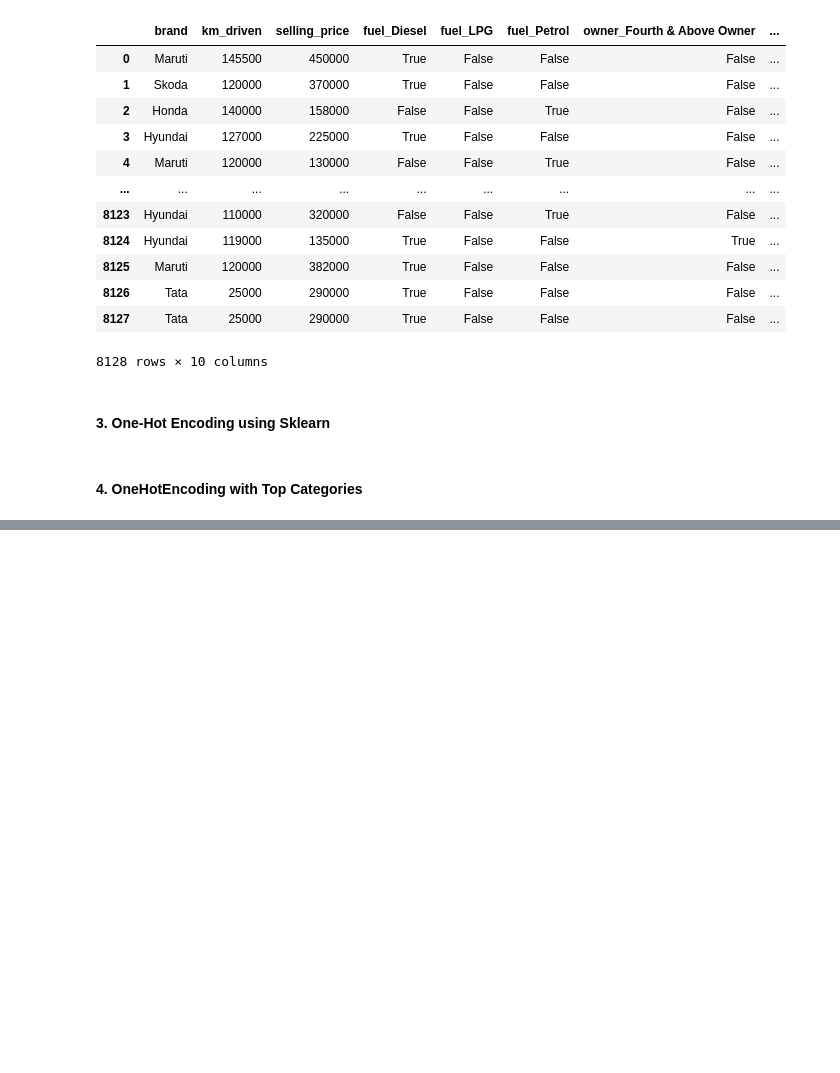
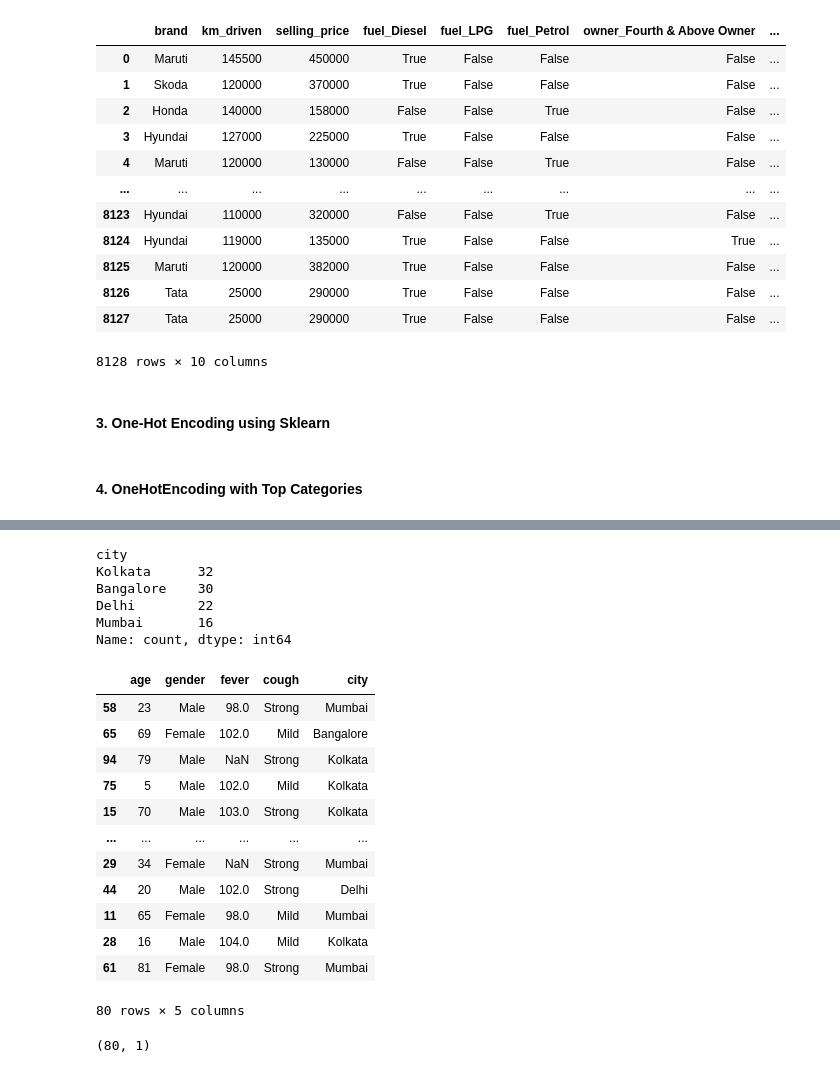
Before and after one commit to yashwant2002/Machine-Learning, a Jupyter notebook: 03 Data Preprocessing/DataEncoding.ipynb, the cells around one changed output, grey strips where cells are left out. Cells and saved outputs as stored; diff of their text form; code cells hidden in the pictures; blank space fills up the shorter version.

```diff
--- a/03 Data Preprocessing/DataEncoding.ipynb
+++ b/03 Data Preprocessing/DataEncoding.ipynb
@@ -303,0 +310,4 @@ print(encoded_data)
+# %%
+df = pd.read_csv("covid_toy.csv")
+
+df.sample(5)
@@ -303,0 +321,32 @@ print(encoded_data)
+# %%
+df["city"].value_counts()
+
+# gender -> One-Hot Encoding
+# fever -> SimpleImputer
+# cough -> ordinal Encoding
+# city -> OneHotEncoder
+# has_covid -> LabelEncoder
+# %% [output]
+city
+Kolkata      32
+Bangalore    30
+Delhi        22
+Mumbai       16
+Name: count, dtype: int64
+# %%
+x_train, x_test, y_train, y_test = train_test_split(df.drop(columns=["has_covid"]), df['has_covid'], test_size=0.2)
+x_train
+# %% [output]
+|  | age | gender | fever | cough | city |
+| 58 | 23 | Male | 98.0 | Strong | Mumbai |
+| 65 | 69 | Female | 102.0 | Mild | Bangalore |
+| 94 | 79 | Male | NaN | Strong | Kolkata |
+| 75 | 5 | Male | 102.0 | Mild | Kolkata |
+| 15 | 70 | Male | 103.0 | Strong | Kolkata |
+| ... | ... | ... | ... | ... | ... |
+| 29 | 34 | Female | NaN | Strong | Mumbai |
+| 44 | 20 | Male | 102.0 | Strong | Delhi |
+| 11 | 65 | Female | 98.0 | Mild | Mumbai |
+| 28 | 16 | Male | 104.0 | Mild | Kolkata |
+| 61 | 81 | Female | 98.0 | Strong | Mumbai |
+80 rows × 5 columns
@@ -303,0 +357,7 @@ print(encoded_data)
+# %%
+oe = OrdinalEncoder(categories=[["Mild","Strong"]])
+x_train_cough = oe.fit_transform(x_train[["cough"]])
+x_test_cough = oe.fit_transform(x_test[["cough"]])
+x_train_cough.shape
+# %% [output]
+(80, 1)
```
Also changed, not shown: parts of 13 cells of this notebook, 3 other files.
